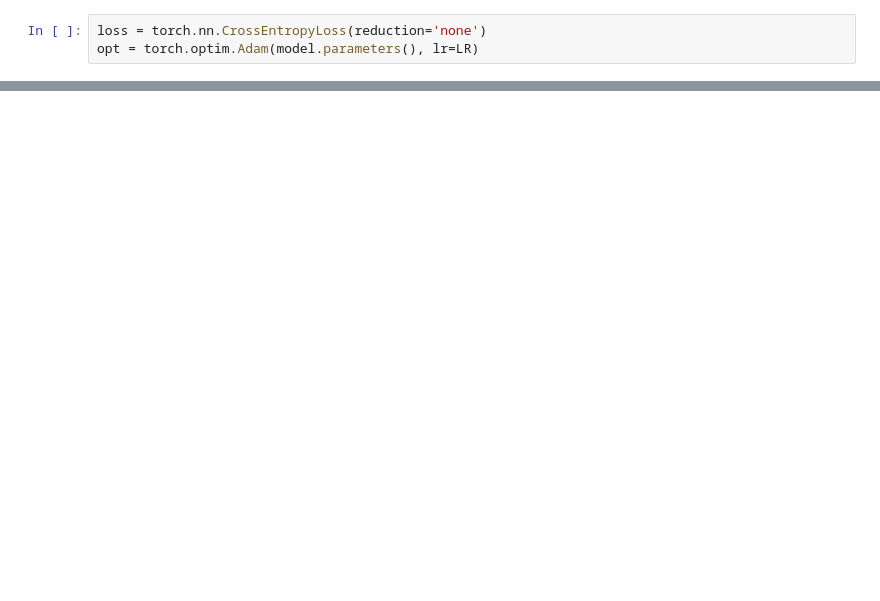
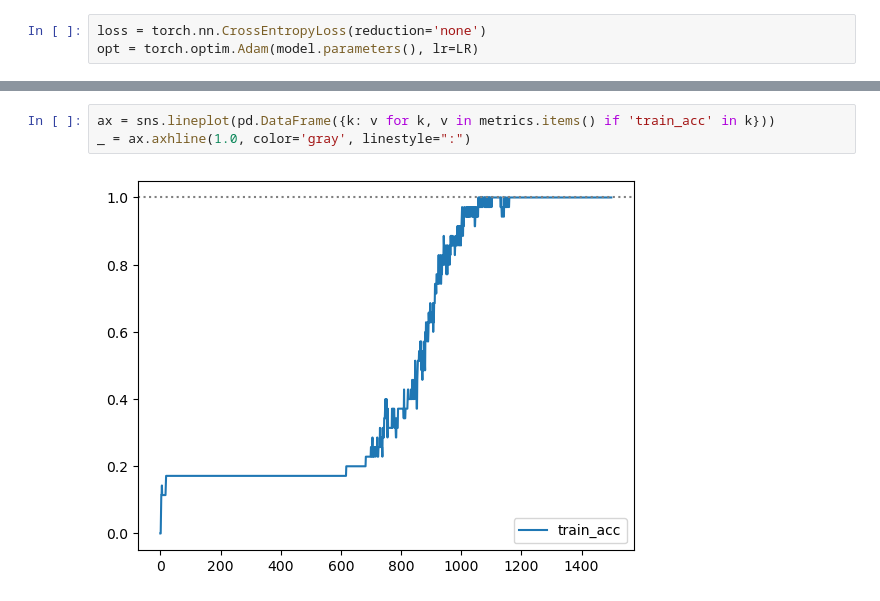
Before and after one commit to flavio2018/lte, a Jupyter notebook: notebooks/1.2_debug_training_loop.ipynb, the cells around one changed output, grey strips where cells are left out. Cells and saved outputs as stored; diff of their text form; blank space fills up the shorter version.

```diff
--- a/notebooks/1.2_debug_training_loop.ipynb
+++ b/notebooks/1.2_debug_training_loop.ipynb
@@ -53,0 +59,5 @@ ax = sns.lineplot(pd.DataFrame({k: v for k, v in metrics.items() if 'train' in k
+# %%
+ax = sns.lineplot(pd.DataFrame({k: v for k, v in metrics.items() if 'train_acc' in k}))
+_ = ax.axhline(1.0, color='gray', linestyle=":")
+# %% [output]
+[figure, added]
```
Also changed, not shown: parts of 7 cells of this notebook.
